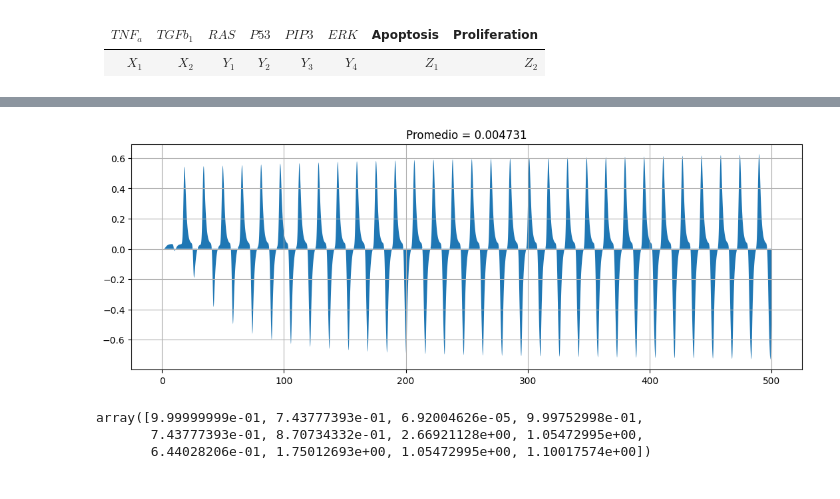
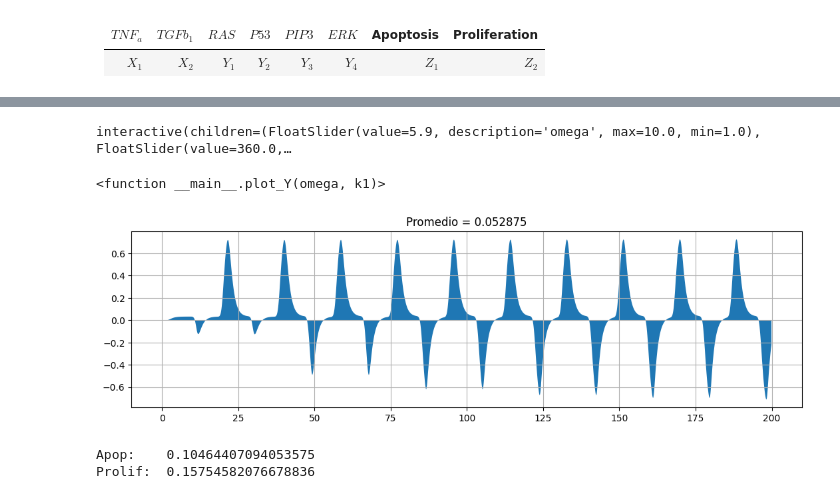
Before and after one commit to joshbrx/biomath_model, a Jupyter notebook: healthy_GRN.ipynb, the cells around one changed output, grey strips where cells are left out. Drawn from its saved outputs; the diff is of its cells as text; code cells hidden in the pictures.

Commit message:
Se incluyeron widgets para realizar gráficas interactivas en función de la frecuencia y el desfase en RAS.

```diff
--- a/healthy_GRN.ipynb
+++ b/healthy_GRN.ipynb
@@ -18,11 +31,10 @@ def supr(e, n, s):
 # %%
-def dS(S, i, y1_tau1):
+def dS(S, i, y1_tau1, X1, X2):
     y1, y2, y3, y4, z1, z2, Ry1, Ry2, Ry3, Ry4, Rz1, Rz2 = S
     # --------------------------------------------------------
     dRy1 = e[0]*(supr(1, n[0], X1[i]) + supr(1, n[0], y1_tau1) + supr(1, n[0], y3) + supr(1, n[0], y4)) - Ry1;
     dy1  = supr(1, n[1], Ry1) - y1;         # 1/0.4
 
-    # dRy2 = e[1]*(supr(1, n[0], y1) + supr(1, -n[0], y2) + supr(1, -n[0], y3)) - Ry2
     dRy2 = e[1]*(supr(1, n[0], y1) + (supr(1, -n[0], y2) * supr(1, -n[0], y3))) - Ry2
     dy2  = supr(1, n[1], Ry2) - y2;         # 1/2.14 o 1/2.1
 
@@ -39,7 +51,7 @@ def dS(S, i, y1_tau1):
     dS = [dy1, dy2, dy3, dy4, dy2, dz2, dRy1, dRy2, dRy3, dRy4, dRy2, dRz2]
     return np.array(dS)
 # %%
-def RK_solver(S0, t, k):
+def RK_solver(S0, t, k, X1, X2):
     dims = len(S0)
     K = np.empty([4, dims])
     S = np.zeros([len(t)+1, dims])
@@ -49,11 +61,11 @@ def RK_solver(S0, t, k):
 
     dt = t[1] - t[0];
     for i in range(len(t)):
-        y1_tau = S[i-k, 0]
-        K[0] = dt * dS(S[i]         , i, y1_tau)
-        K[1] = dt * dS(S[i] + K[0]/2, i, y1_tau)
-        K[2] = dt * dS(S[i] + K[1]/2, i, y1_tau)
-        K[3] = dt * dS(S[i] + K[2]  , i, y1_tau)
+        y1_tau = S[i-int(k), 0]
+        K[0] = dt * dS(S[i]         , i, y1_tau, X1, X2)
+        K[1] = dt * dS(S[i] + K[0]/2, i, y1_tau, X1, X2)
+        K[2] = dt * dS(S[i] + K[1]/2, i, y1_tau, X1, X2)
+        K[3] = dt * dS(S[i] + K[2]  , i, y1_tau, X1, X2)
         for d in range(dims):
             S[i+1, d] = S[i, d] + (K[0,d]+2*K[1,d]+2*K[2,d]+K[3,d])/6
     return S
@@ -61,7 +73,7 @@ def RK_solver(S0, t, k):
 # parámetros
 n = [-4, -20]
 e = [1/0.4, 1/1.2, 1/2.14, 1/0.35, 1/1.15]
-start=0; step=0.1; num=5000
+start=0; step=0.1; num=2000
 t = np.arange(0,num)*step + start
 # %%
 S0 = np.concatenate([np.array([0, 0, 1, 1]), np.zeros(2), np.zeros(6)])   # R, Y, Z
@@ -89,15 +95,21 @@ print(np.mean(Pip[1:,4]), np.mean(Pip[1:,5]))
+# %%
+interact(plot_Y, omega = widgets.FloatSlider(value=5.9, min=1, max=10, step=0.1),
+                    k1 = widgets.FloatSlider(value=360, min=0, max=1000, step=10))
+# %% [output]
+interactive(children=(FloatSlider(value=5.9, description='omega', max=10.0, min=1.0), FloatSlider(value=360.0,…
+<function __main__.plot_Y(omega, k1)>
 # %%
-plt.figure(figsize=(13,4.5), dpi=100)
+omega, k1 = 5.9, 360
+X1, X2 = np.sin(t/omega)**4, np.cos(t/omega)**4
+Pip = RK_solver(S0, t, k1, X1, X2)
 
+plt.figure(figsize=(13,3.5), dpi=100)
 # plt.plot(-Pip[:,8] + Pip[:,9] - Pip[:,10] + Pip[:,11])
 # plt.plot(t, -A[0]*Pip[1:,8] + A[1]*Pip[1:,9], "r")
 plt.fill_between(t, -A[0]*Pip[1:,4] + A[1]*Pip[1:,5])
 plt.grid(); plt.title(f"Promedio = {round(np.mean(-A[0]*Pip[:,4] + A[1]*Pip[:,5]), 6)}"); plt.show()
+print("Apop:\t", np.mean(Pip[1:,4]), "\nProlif:\t", np.mean(Pip[1:,5]))
 # %% [output]
-[figure, old version]
+[figure, new version]
+Apop:    0.10464407094053575
+Prolif:  0.15754582076678836
-# %%
-Pip[-1,:]
-# %% [output]
-array([9.99999999e-01, 7.43777393e-01, 6.92004626e-05, 9.99752998e-01,
-       7.43777393e-01, 8.70734332e-01, 2.66921128e+00, 1.05472995e+00,
-       6.44028206e-01, 1.75012693e+00, 1.05472995e+00, 1.10017574e+00])
```
Also changed, not shown: parts of 4 cells of this notebook.
